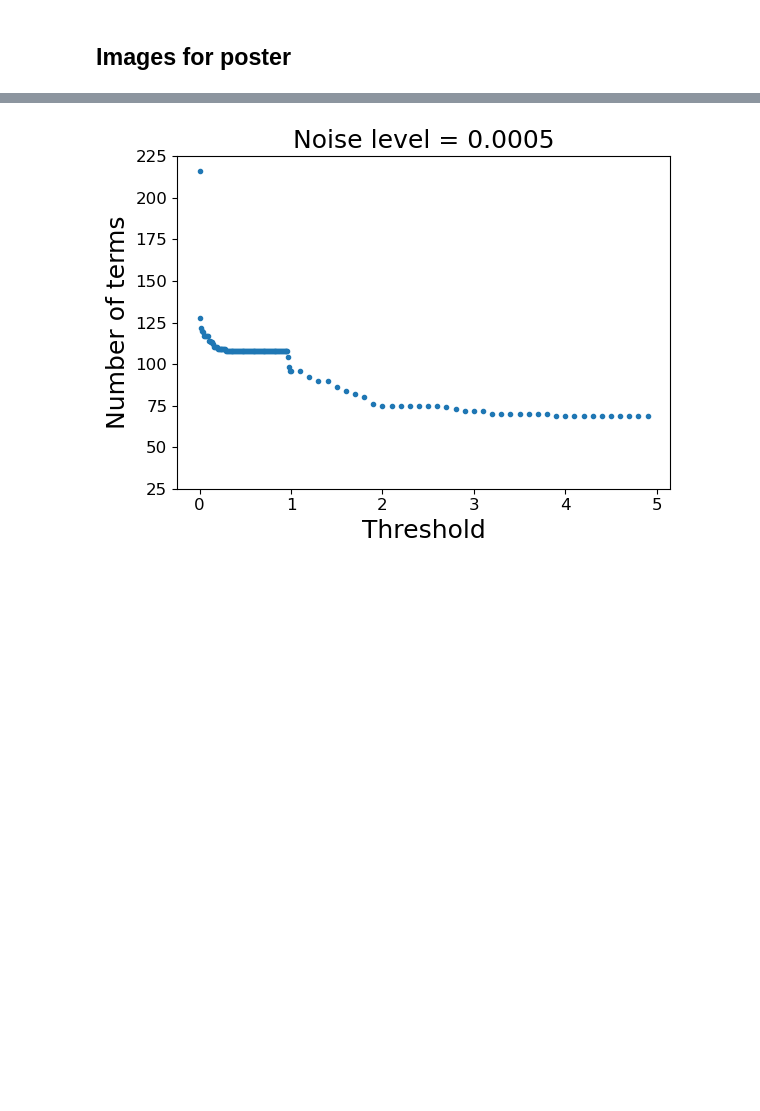
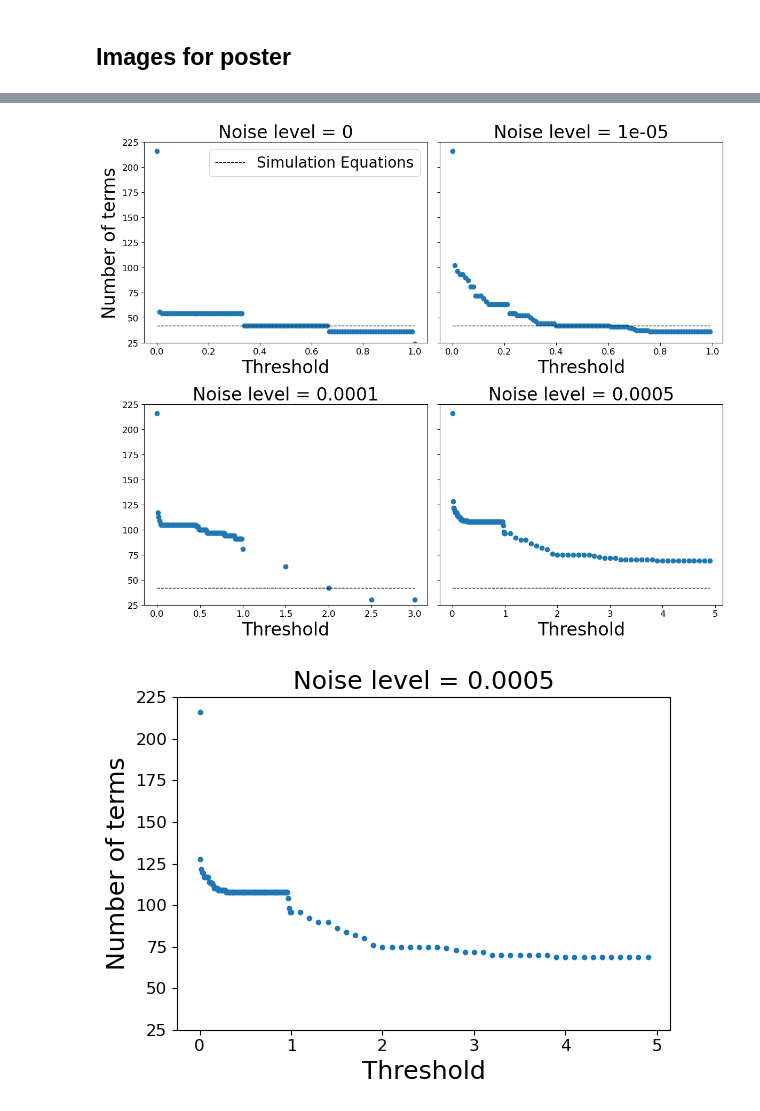
Before and after one commit to zbrookshowe/yukawa-sindy, a Jupyter notebook: 3body_noise_analysis.ipynb, the cells around one changed output, grey strips where cells are left out. Cells and saved outputs as stored; diff of their text form; code cells hidden in the pictures; blank space fills up the shorter version.

```diff
--- a/3body_noise_analysis.ipynb
+++ b/3body_noise_analysis.ipynb
@@ -351,3 +485,27 @@ fig.show()
+# %%
+heading_fontsize = 24
+noise_models = [nonoise_models,noise00001_models, noise00010_models, noise00050_models]#, noise00003_models, noise00004_models]
+noise_levels = [0, 1e-5, 1e-4, 5e-4]
+figsize = (12,10)
+plt.rcParams['font.size'] = 12
+fig, axs = plt.subplots(2,2, sharey=True,figsize=figsize)
+axs.resize(4,)
+for i, model_list in enumerate(noise_models):
+    # extract hparams and complexity from each model
+    thresholds = np.array([model.optimizer.threshold for model in model_list])
+    complexities = np.array([model.complexity for model in model_list])
+    # plot complexity vs. thresholds
+    axs[i].plot(thresholds, complexities, 'o')
+    axs[i].set_title('Noise level = ' + str(noise_levels[i]), fontsize=heading_fontsize)
+    axs[i].set_ylim(25,225)
+    axs[i].set_xlabel('Threshold', fontsize=heading_fontsize)
+    axs[i].hlines(42, 0, np.max(thresholds), colors='k', linestyles='dashed', lw=1, label="Simulation Equations")
+axs[0].legend(fontsize=heading_fontsize-4)
+axs[0].set_ylabel('Number of terms', fontsize=heading_fontsize)
+fig.tight_layout()
+fig.show()
+# %% [output]
+[figure, added]
 # %%
 figsize = (6,4.5)
 label_fontsize = 18
```
Also changed, not shown: parts of 18 cells of this notebook.
